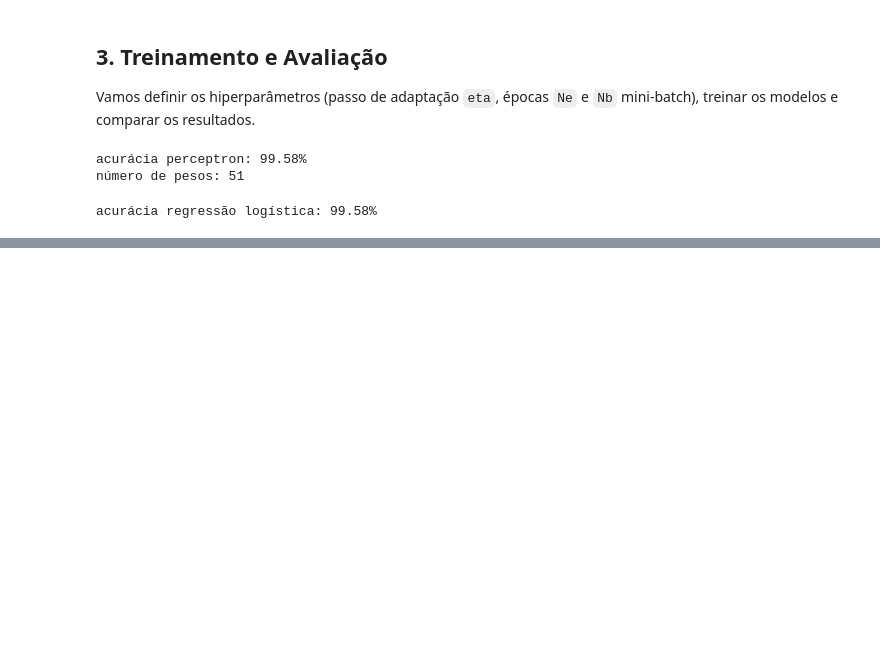
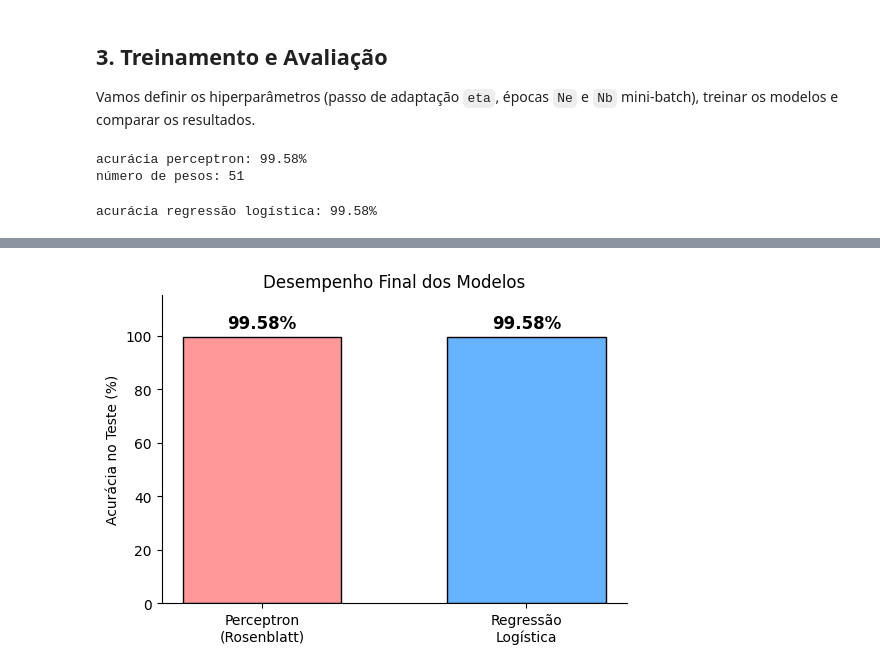
Before and after one commit to mogab12/Sistemas-Inteligentes, a Jupyter notebook: ex_entrega_2_phono/ex_entrega_2_phono.ipynb, the cells around one changed output, grey strips where cells are left out. Drawn from its saved outputs; the diff is of its cells as text; code cells hidden in the pictures; blank space fills up the shorter version.

```diff
--- a/ex_entrega_2_phono/ex_entrega_2_phono.ipynb
+++ b/ex_entrega_2_phono/ex_entrega_2_phono.ipynb
@@ -374,0 +422,31 @@ acurácia regressão logística: 99.58%
+# %%
+# comparativo final de acurácia
+# um gráfico de barras
+fig, ax = plt.subplots(figsize=(6, 4))
+
+modelos = ['Perceptron\n(Rosenblatt)', 'Regressão\nLogística']
+acuracias = [acc_teste_perc * 100, acc_teste_rl * 100]
+cores = ['#ff9999', '#66b3ff']
+
+barras = ax.bar(modelos, acuracias, color=cores, edgecolor='black', width=0.6)
+
+# adicionando os valores no topo das barras
+for barra in barras:
+    altura = barra.get_height()
+    ax.annotate(f'{altura:.2f}%',
+                xy=(barra.get_x() + barra.get_width() / 2, altura),
+                xytext=(0, 3),  # deslocamento vertical
+                textcoords="offset points",
+                ha='center', va='bottom', fontweight='bold', fontsize=12)
+
+ax.set_ylim(0, 115) # espaço extra para o texto
+ax.set_ylabel('Acurácia no Teste (%)')
+ax.set_title('Desempenho Final dos Modelos')
+
+# ocultando as bordas superior e direita
+ax.spines['top'].set_visible(False)
+ax.spines['right'].set_visible(False)
+
+plt.show()
+# %% [output]
+[figure, added]
```
Also changed, not shown: parts of 5 cells of this notebook.
